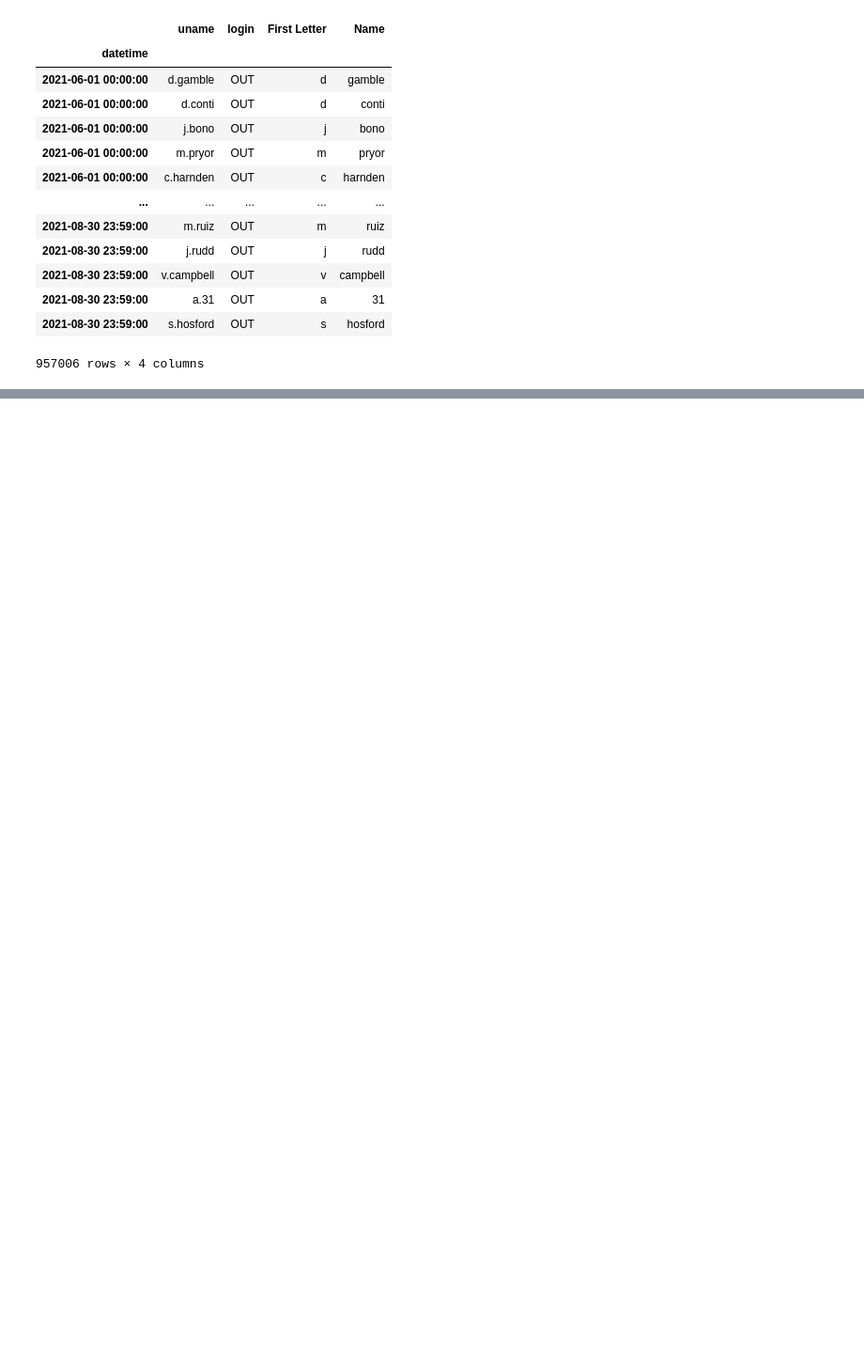
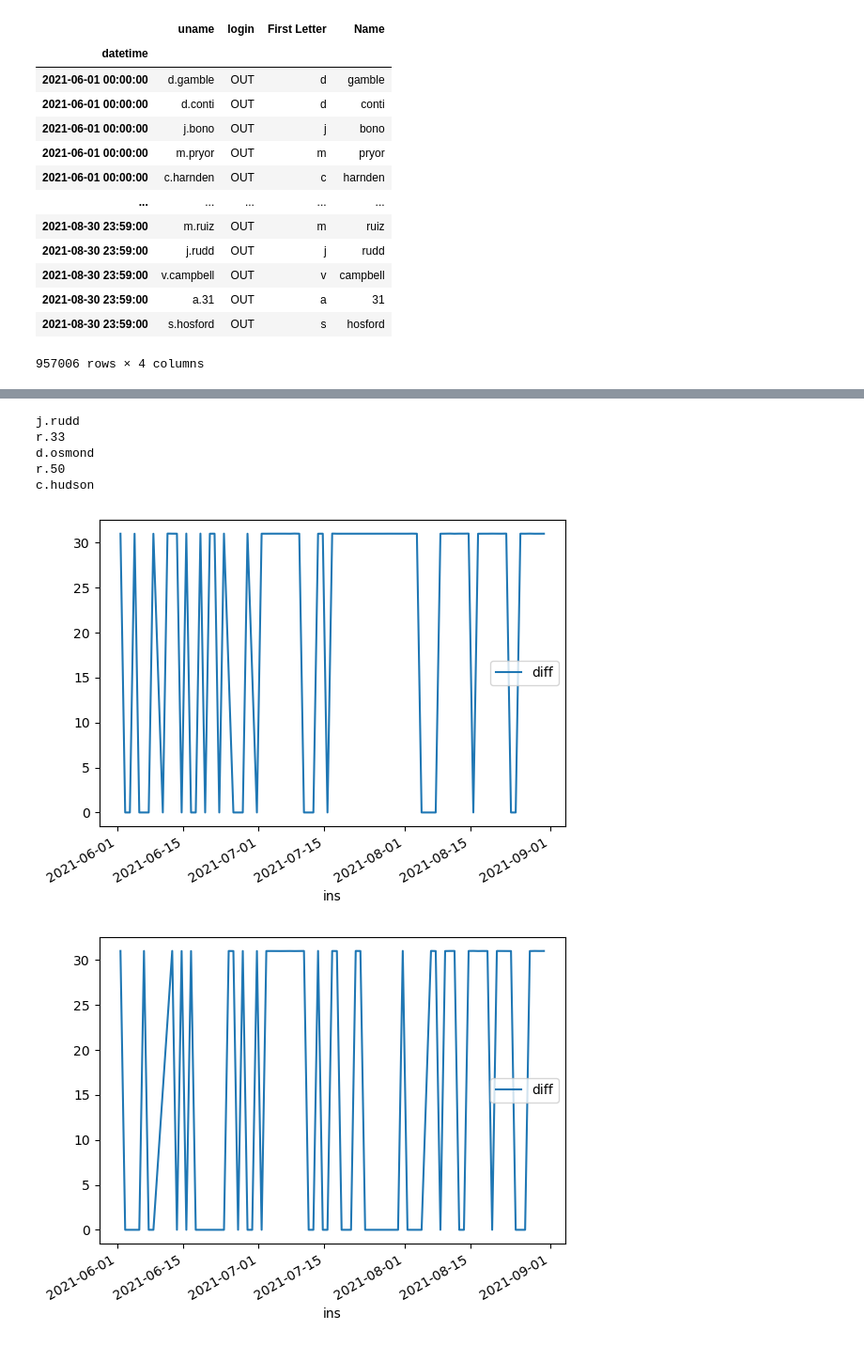
Before and after one commit to jamorr/nsa_challenge, a Jupyter notebook: logins.ipynb, the cells around one changed output, grey strips where cells are left out. Shown at 94% size. Saved outputs shown, nothing was run; the diff lists cells and outputs as text; code cells hidden in the pictures; blank space fills up the shorter version.

```diff
--- a/logins.ipynb
+++ b/logins.ipynb
@@ -207,0 +44,6 @@ TypeError: unsupported operand type(s) for +: 'datetime.time' and 'datetime.time
+# %%
+# get rid of leading out and trailing in
+cdf = df.groupby('uname').apply(lambda x: x.iloc[1:] if x['login'].iloc[0] == 'OUT' else x)
+cdf = cdf.drop("uname", axis=1).reset_index()
+cdf = cdf.groupby('uname').apply(lambda x: x.iloc[:-1] if x['login'].iloc[-1] == 'IN' else x)
+cdf = cdf.drop("uname", axis=1).reset_index()
@@ -207,0 +85,13 @@ TypeError: unsupported operand type(s) for +: 'datetime.time' and 'datetime.time
+# %%
+# find people with smallest variance in time logged in august and june
+time_variance = {}
+for name, data in results.items():
+    res_df = pd.DataFrame(data)
+    res_df["month"] = res_df["ins"].dt.month
+    june = res_df[res_df["month"]==6]
+    aug = res_df[res_df["month"]==8]
+    time_variance[name] = (aug["diff"].var(), june["diff"].var())
+
+
+v_by_name_df = pd.DataFrame(time_variance).T
+v_by_name_df.nsmallest(5, 0)
@@ -207,0 +105,18 @@ TypeError: unsupported operand type(s) for +: 'datetime.time' and 'datetime.time
+# %%
+largest = v_by_name_df.nlargest(5, 0).index
+for name in largest:
+    res_df = pd.DataFrame(results[name])
+    res_df.plot(x="ins", y="diff")
+# %%
+# find people with largest mean in time logged in august and june
+# and the variance difference between aug and june
+time_mean = {}
+for name, data in results.items():
+    res_df = pd.DataFrame(data)
+    res_df["month"] = res_df["ins"].dt.month
+    june = res_df[res_df["month"]==6]["diff"].mean()
+    aug = res_df[res_df["month"]==8]["diff"].mean()
+    time_mean[name] = (aug, june, (june-aug)**2)
+
+mean_by_name_df = pd.DataFrame(time_mean).T
+mean_by_name_df.nlargest(5,0)
@@ -207,0 +139,14 @@ TypeError: unsupported operand type(s) for +: 'datetime.time' and 'datetime.time
+# %%
+largest = mean_by_name_df.nlargest(5, 2).index
+for name in largest:
+    print(name)
+    res_df = pd.DataFrame(results[name])
+    res_df.plot(x="ins", y="diff")
+# %% [output]
+j.rudd
+r.33
+d.osmond
+r.50
+c.hudson
+[figure, added]
+[figure, added]
```
Also changed, not shown: parts of 47 cells of this notebook.
